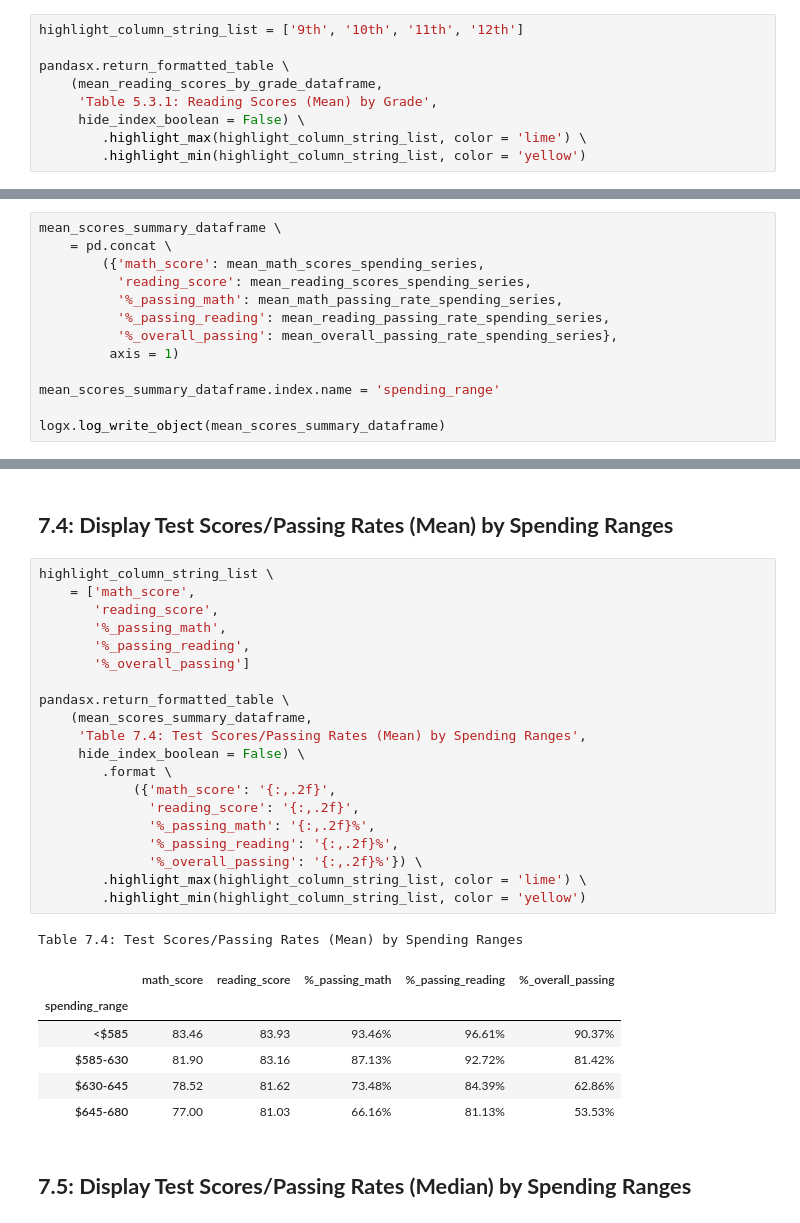
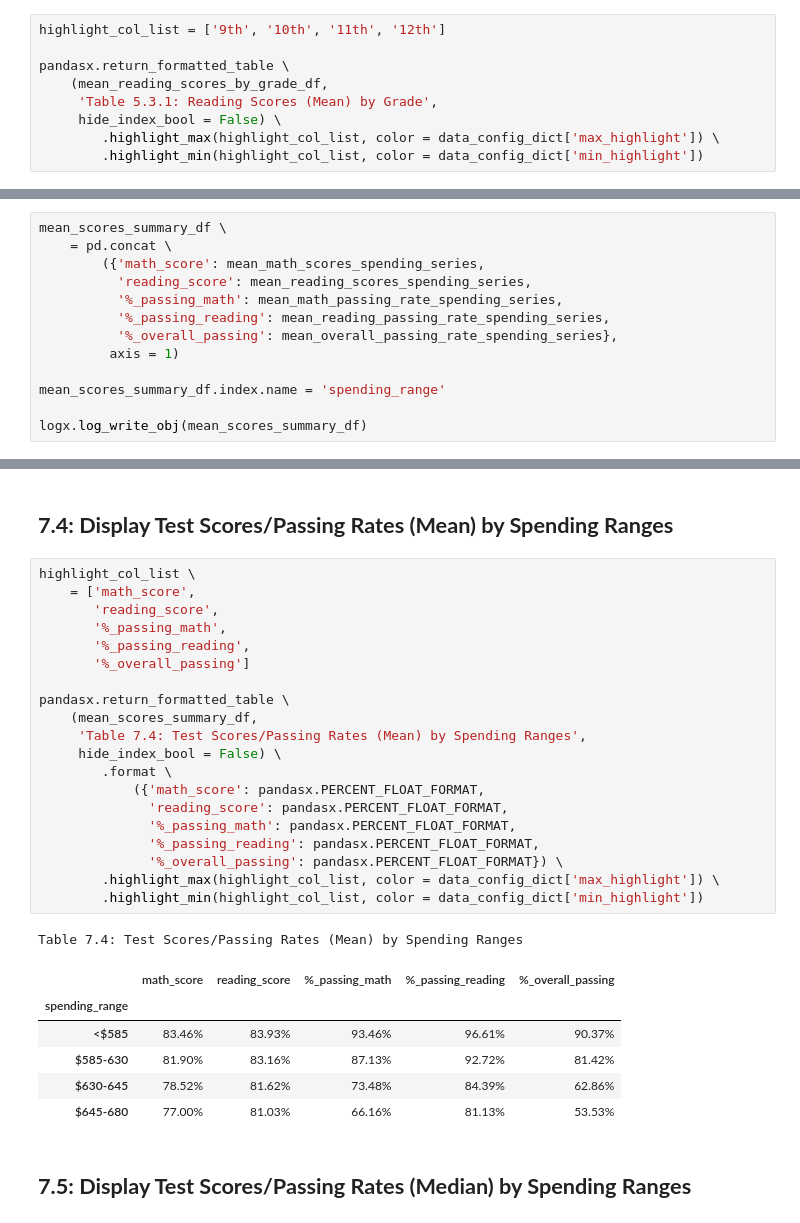
Before and after one commit to njgeorge000158/Student-Outcomes-Analysis-with-Pandas, a Jupyter notebook: city_schools.ipynb, the cells around one changed output, grey strips where cells are left out. Cells and saved outputs as stored; diff of their text form.

```diff
--- a/city_schools.ipynb
+++ b/city_schools.ipynb
@@ -997,14 +996,14 @@ logx.log_write_object(mean_median_reading_scores_dataframe)
 # %% [markdown]
 ## **Display Reading Scores (Mean) by Grade**
 # %%
-highlight_column_string_list = ['9th', '10th', '11th', '12th']
+highlight_col_list = ['9th', '10th', '11th', '12th']
 
 pandasx.return_formatted_table \
-    (mean_reading_scores_by_grade_dataframe,
+    (mean_reading_scores_by_grade_df,
      'Table 5.3.1: Reading Scores (Mean) by Grade',
-     hide_index_boolean = False) \
-        .highlight_max(highlight_column_string_list, color = 'lime') \
-        .highlight_min(highlight_column_string_list, color = 'yellow')
+     hide_index_bool = False) \
+        .highlight_max(highlight_col_list, color = data_config_dict['max_highlight']) \
+        .highlight_min(highlight_col_list, color = data_config_dict['min_highlight'])
 # %% [output]
 Table 5.3.1: Reading Scores (Mean) by Grade
 |  | 9th | 10th | 11th | 12th |
@@ -1198,7 +1197,7 @@ logx.log_write_object(mean_overall_passing_rate_spending_series)
 # %% [markdown]
 ## **Summary of Calculations**
 # %%
-mean_scores_summary_dataframe \
+mean_scores_summary_df \
     = pd.concat \
         ({'math_score': mean_math_scores_spending_series,
           'reading_score': mean_reading_scores_spending_series,
@@ -1207,9 +1206,9 @@ mean_scores_summary_dataframe \
           '%_overall_passing': mean_overall_passing_rate_spending_series},
          axis = 1)
 
-mean_scores_summary_dataframe.index.name = 'spending_range'
+mean_scores_summary_df.index.name = 'spending_range'
 
-logx.log_write_object(mean_scores_summary_dataframe)
+logx.log_write_obj(mean_scores_summary_df)
 # %% [markdown]
 ## **7.2: Test Scores/Passing Rates (Median) by Spending Ranges**
 # %% [markdown]
@@ -1311,33 +1310,33 @@ logx.log_write_object(mean_median_summary_dataframe)
 # %% [markdown]
 ## **7.4: Display Test Scores/Passing Rates (Mean) by Spending Ranges**
 # %%
-highlight_column_string_list \
+highlight_col_list \
     = ['math_score',
        'reading_score',
        '%_passing_math',
        '%_passing_reading',
        '%_overall_passing']
 
 pandasx.return_formatted_table \
-    (mean_scores_summary_dataframe,
+    (mean_scores_summary_df,
      'Table 7.4: Test Scores/Passing Rates (Mean) by Spending Ranges',
-     hide_index_boolean = False) \
+     hide_index_bool = False) \
         .format \
-            ({'math_score': '{:,.2f}',
-              'reading_score': '{:,.2f}',
-              '%_passing_math': '{:,.2f}%',
-              '%_passing_reading': '{:,.2f}%',
-              '%_overall_passing': '{:,.2f}%'}) \
-        .highlight_max(highlight_column_string_list, color = 'lime') \
-        .highlight_min(highlight_column_string_list, color = 'yellow')
+            ({'math_score': pandasx.PERCENT_FLOAT_FORMAT,
+              'reading_score': pandasx.PERCENT_FLOAT_FORMAT,
+              '%_passing_math': pandasx.PERCENT_FLOAT_FORMAT,
+              '%_passing_reading': pandasx.PERCENT_FLOAT_FORMAT,
+              '%_overall_passing': pandasx.PERCENT_FLOAT_FORMAT}) \
+        .highlight_max(highlight_col_list, color = data_config_dict['max_highlight']) \
+        .highlight_min(highlight_col_list, color = data_config_dict['min_highlight'])
 # %% [output]
 Table 7.4: Test Scores/Passing Rates (Mean) by Spending Ranges
 |  | math_score | reading_score | %_passing_math | %_passing_reading | %_overall_passing |
 | spending_range |  |  |  |  |  |
-| <$585 | 83.46 | 83.93 | 93.46% | 96.61% | 90.37% |
-| $585-630 | 81.90 | 83.16 | 87.13% | 92.72% | 81.42% |
-| $630-645 | 78.52 | 81.62 | 73.48% | 84.39% | 62.86% |
-| $645-680 | 77.00 | 81.03 | 66.16% | 81.13% | 53.53% |
+| <$585 | 83.46% | 83.93% | 93.46% | 96.61% | 90.37% |
+| $585-630 | 81.90% | 83.16% | 87.13% | 92.72% | 81.42% |
+| $630-645 | 78.52% | 81.62% | 73.48% | 84.39% | 62.86% |
+| $645-680 | 77.00% | 81.03% | 66.16% | 81.13% | 53.53% |
 # %% [markdown]
 ## **7.5: Display Test Scores/Passing Rates (Median) by Spending Ranges**
 # %%
```
Also changed, not shown: parts of 142 cells of this notebook, 3 other files.
